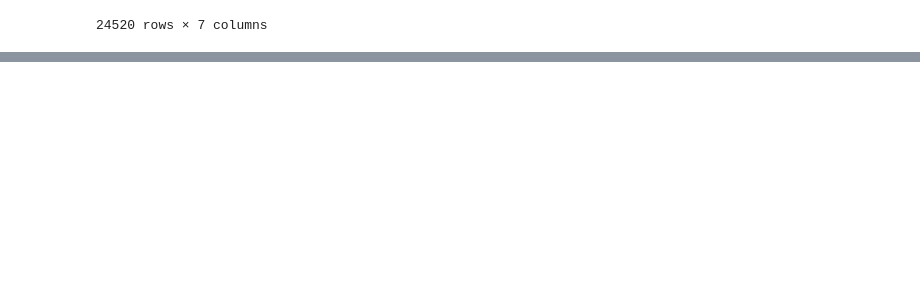
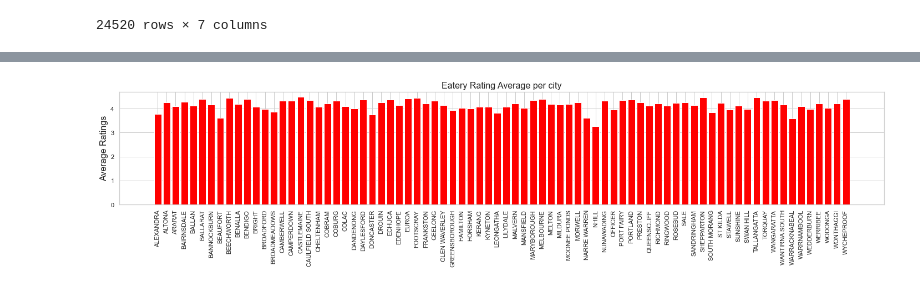
Before and after one commit to skumble27/ETL-Project, a Jupyter notebook: database_queries.ipynb, the cells around one changed output, grey strips where cells are left out. Saved outputs shown, nothing was run; the diff lists cells and outputs as text; code cells hidden in the pictures; blank space fills up the shorter version.

```diff
--- a/database_queries.ipynb
+++ b/database_queries.ipynb
@@ -112,0 +168,14 @@ eatery_accommodation
+# %%
+# Plotting the Eatery rating graphs
+plt.figure(figsize=(20,5))
+plt.bar(x_city,y_eatery_rating, color='red')
+plt.xticks(rotation='vertical')
+plt.title('Eatery Rating Average per city', fontsize=16)
+plt.ylabel('Average Ratings', fontsize=16)
+plt.tight_layout()
+plt.savefig('Images\Screenshot19.png', dpi=500, pad_inches=0.5)
+
+
+plt.show()
+# %% [output]
+[figure, added]
```
Also changed, not shown: parts of 2 cells of this notebook, 5 other files.
